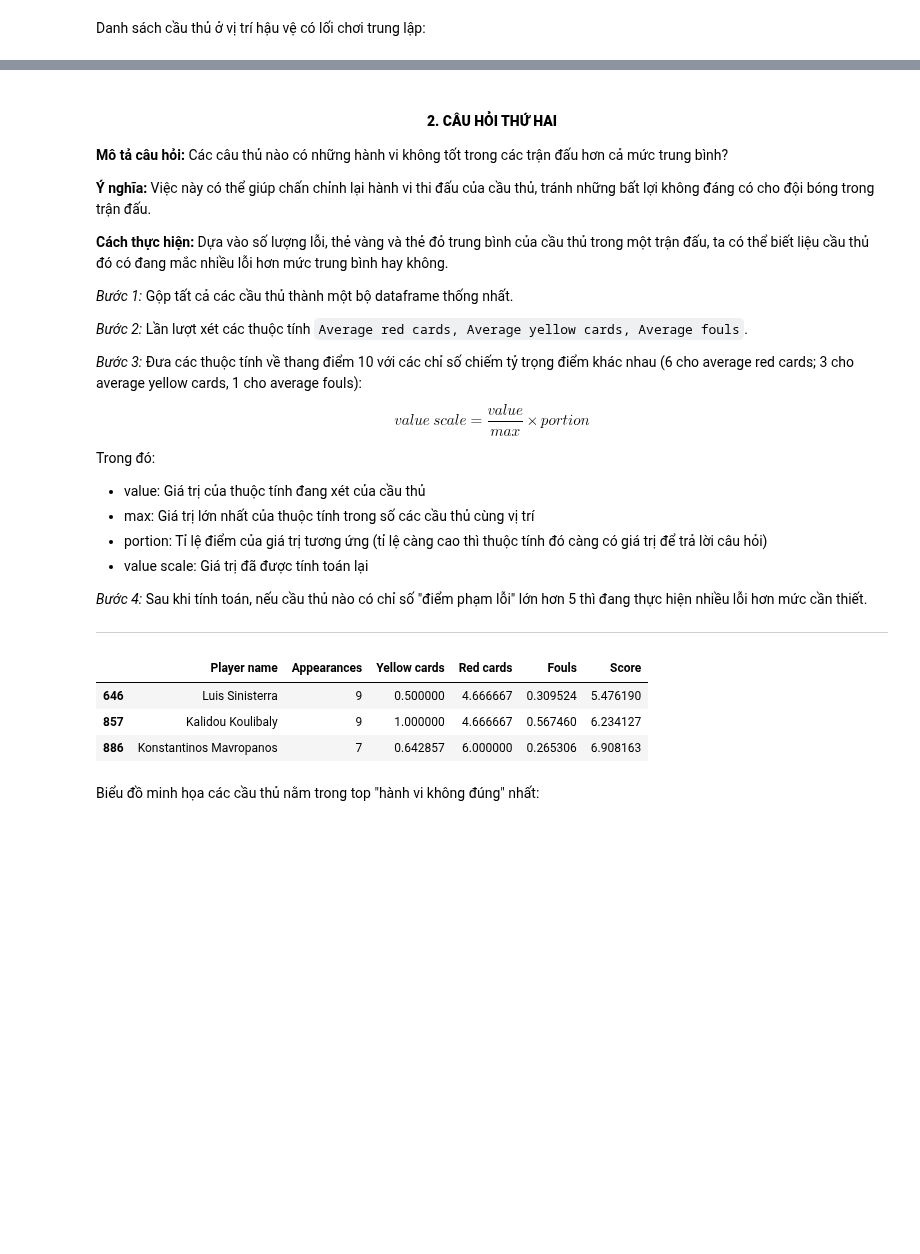
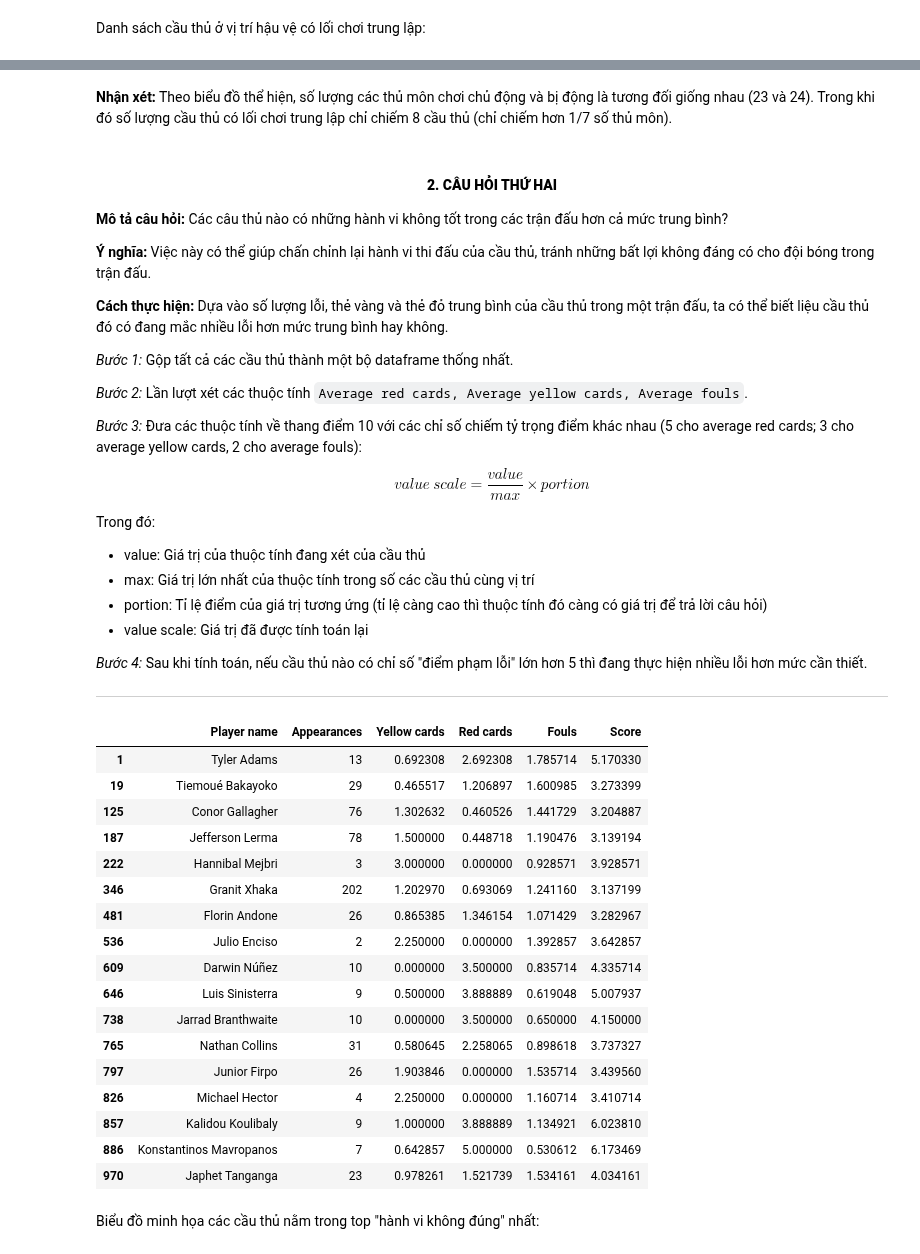
Before and after one commit to hpn00689/NMKHDL_CSC14119-, a Jupyter notebook: PHASE_3/data_analysis.ipynb, the cells around one changed output, grey strips where cells are left out. Cells and saved outputs as stored; diff of their text form; code cells hidden in the pictures; blank space fills up the shorter version.

```diff
--- a/PHASE_3/data_analysis.ipynb
+++ b/PHASE_3/data_analysis.ipynb
@@ -441,3 +482,6 @@ df_kp_category.iplot(kind='bar', y='count',title='Number of players from categor
+# %% [markdown]
+**Nhận xét:** Theo biểu đồ thể hiện, số lượng các thủ môn chơi chủ động và bị động là tương đối giống nhau (23 và 24). Trong khi đó số lượng cầu thủ có lối chơi trung lập
+chỉ chiếm 8 cầu thủ (chỉ chiếm hơn 1/7 số thủ môn).
 # %% [markdown]
 #### <p style="text-align:center"> **2. CÂU HỎI THỨ HAI** </p>
 
@@ -451,7 +495,7 @@ df_kp_category.iplot(kind='bar', y='count',title='Number of players from categor
 
 *Bước 2:* Lần lượt xét các thuộc tính `Average red cards, Average yellow cards, Average fouls`.
 
-*Bước 3:* Đưa các thuộc tính về thang điểm 10 với các chỉ số chiếm tỷ trọng điểm khác nhau (6 cho average red cards; 3 cho average yellow cards, 1 cho average fouls): $$value \ scale = \frac{value}{max} \times portion$$
+*Bước 3:* Đưa các thuộc tính về thang điểm 10 với các chỉ số chiếm tỷ trọng điểm khác nhau (5 cho average red cards; 3 cho average yellow cards, 2 cho average fouls): $$value \ scale = \frac{value}{max} \times portion$$
 
 Trong đó:
 - value: Giá trị của thuộc tính đang xét của cầu thủ
@@ -471,30 +515,44 @@ dfPlayers = dfPlayers[['Player name', 'Appearances', 'Yellow cards', 'Red cards'
 # %%
 # Chỉ lấy cầu thủ ra sân:
 dfPlayers = dfPlayers[dfPlayers.Appearances != 0]
 
 # Scale về chỉ số trung bình
 dfPlayers['Yellow cards'] = dfPlayers['Yellow cards'] / dfPlayers['Appearances']
 dfPlayers['Red cards'] = dfPlayers['Red cards'] / dfPlayers['Appearances']
 dfPlayers['Fouls'] = dfPlayers['Fouls'] / dfPlayers['Appearances']
 
 # Scale về chỉ số tỉ lệ
 dfPlayers['Yellow cards'] = (dfPlayers['Yellow cards'] / dfPlayers['Yellow cards'].max()) * 3
-dfPlayers['Red cards'] = (dfPlayers['Red cards'] / dfPlayers['Red cards'].max()) * 6
-dfPlayers['Fouls'] = (dfPlayers['Fouls'] / dfPlayers['Fouls'].max())
+dfPlayers['Red cards'] = (dfPlayers['Red cards'] / dfPlayers['Red cards'].max()) * 5
+dfPlayers['Fouls'] = (dfPlayers['Fouls'] / dfPlayers['Fouls'].max()) * 2
 
 # Tiến hành xét điểm đánh gía chung:
 dfPlayers['Score'] = dfPlayers['Yellow cards'] + dfPlayers['Red cards'] + dfPlayers['Fouls']
 
 # Note nhỏ: Sau khi lọc ra xong rồi tính median đồ lại.
 
 # Danh sách cầu thủ cần chấn chỉnh hành vi thi đấu:
-get_players = dfPlayers[dfPlayers['Score'] > 5]
+get_players = dfPlayers[dfPlayers['Score'] > dfPlayers['Score'].max() / 2]
 get_players
 # %% [output]
 |  | Player name | Appearances | Yellow cards | Red cards | Fouls | Score |
-| 646 | Luis Sinisterra | 9 | 0.500000 | 4.666667 | 0.309524 | 5.476190 |
-| 857 | Kalidou Koulibaly | 9 | 1.000000 | 4.666667 | 0.567460 | 6.234127 |
-| 886 | Konstantinos Mavropanos | 7 | 0.642857 | 6.000000 | 0.265306 | 6.908163 |
+| 1 | Tyler Adams | 13 | 0.692308 | 2.692308 | 1.785714 | 5.170330 |
+| 19 | Tiemoué Bakayoko | 29 | 0.465517 | 1.206897 | 1.600985 | 3.273399 |
+| 125 | Conor Gallagher | 76 | 1.302632 | 0.460526 | 1.441729 | 3.204887 |
+| 187 | Jefferson Lerma | 78 | 1.500000 | 0.448718 | 1.190476 | 3.139194 |
+| 222 | Hannibal Mejbri | 3 | 3.000000 | 0.000000 | 0.928571 | 3.928571 |
+| 346 | Granit Xhaka | 202 | 1.202970 | 0.693069 | 1.241160 | 3.137199 |
+| 481 | Florin Andone | 26 | 0.865385 | 1.346154 | 1.071429 | 3.282967 |
+| 536 | Julio Enciso | 2 | 2.250000 | 0.000000 | 1.392857 | 3.642857 |
+| 609 | Darwin Núñez | 10 | 0.000000 | 3.500000 | 0.835714 | 4.335714 |
+| 646 | Luis Sinisterra | 9 | 0.500000 | 3.888889 | 0.619048 | 5.007937 |
+| 738 | Jarrad Branthwaite | 10 | 0.000000 | 3.500000 | 0.650000 | 4.150000 |
+| 765 | Nathan Collins | 31 | 0.580645 | 2.258065 | 0.898618 | 3.737327 |
+| 797 | Junior Firpo | 26 | 1.903846 | 0.000000 | 1.535714 | 3.439560 |
+| 826 | Michael Hector | 4 | 2.250000 | 0.000000 | 1.160714 | 3.410714 |
+| 857 | Kalidou Koulibaly | 9 | 1.000000 | 3.888889 | 1.134921 | 6.023810 |
+| 886 | Konstantinos Mavropanos | 7 | 0.642857 | 5.000000 | 0.530612 | 6.173469 |
+| 970 | Japhet Tanganga | 23 | 0.978261 | 1.521739 | 1.534161 | 4.034161 |
 # %% [markdown]
 Biểu đồ minh họa các cầu thủ nằm trong top "hành vi không đúng" nhất:
 # %%
```
Also changed, not shown: parts of 52 cells of this notebook, 3 other files.
